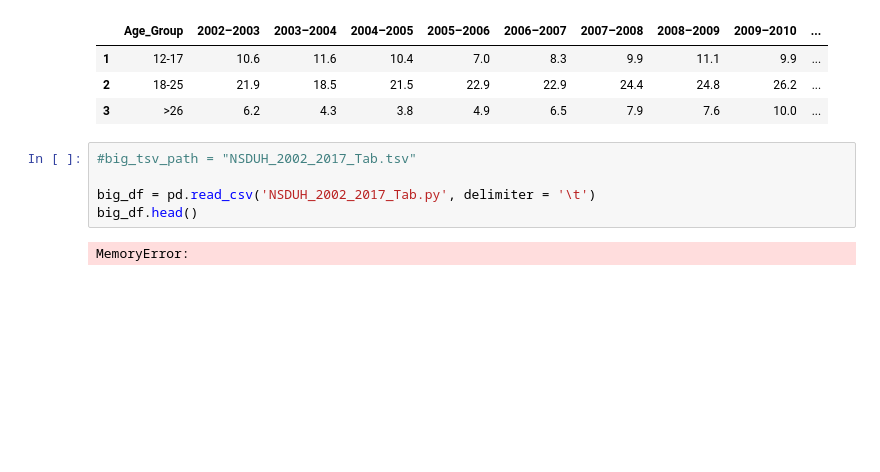
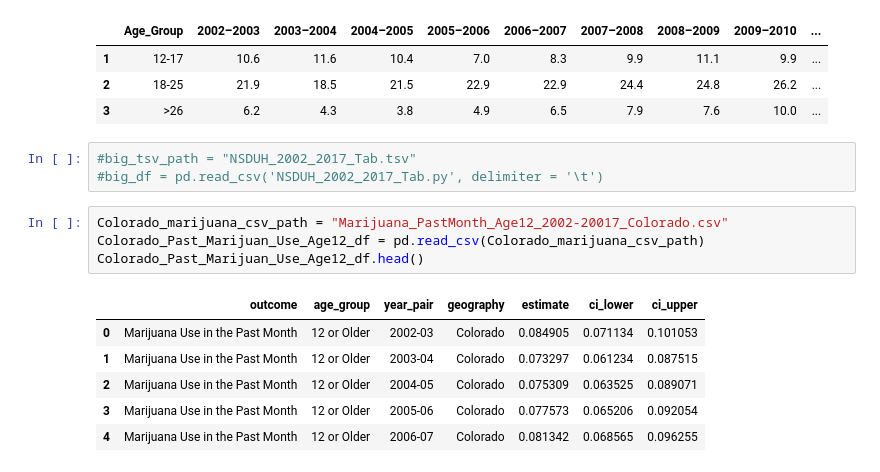
Before and after one commit to zdsteele/Project_1, a Jupyter notebook: Drug_Data_Years/Zachs_Jupyter_Notebook.ipynb, the cells around one changed output. Drawn from its saved outputs; the diff is of its cells as text; blank space fills up the shorter version.

```diff
--- a/Drug_Data_Years/Zachs_Jupyter_Notebook.ipynb
+++ b/Drug_Data_Years/Zachs_Jupyter_Notebook.ipynb
@@ -18,8 +21,15 @@ renamed_df.dropna()
 | 3 | >26 | 6.2 | 4.3 | 3.8 | 4.9 | 6.5 | 7.9 | 7.6 | 10.0 | ... |
 # %%
 #big_tsv_path = "NSDUH_2002_2017_Tab.tsv"
-
-big_df = pd.read_csv('NSDUH_2002_2017_Tab.py', delimiter = '\t')
-big_df.head()
+#big_df = pd.read_csv('NSDUH_2002_2017_Tab.py', delimiter = '\t')
-# %% [output]
-MemoryError:
+# %%
+Colorado_marijuana_csv_path = "Marijuana_PastMonth_Age12_2002-20017_Colorado.csv"
+Colorado_Past_Marijuan_Use_Age12_df = pd.read_csv(Colorado_marijuana_csv_path)
+Colorado_Past_Marijuan_Use_Age12_df.head()
+# %% [output]
+|  | outcome | age_group | year_pair | geography | estimate | ci_lower | ci_upper |
+| 0 | Marijuana Use in the Past Month | 12 or Older | 2002-03 | Colorado | 0.084905 | 0.071134 | 0.101053 |
+| 1 | Marijuana Use in the Past Month | 12 or Older | 2003-04 | Colorado | 0.073297 | 0.061234 | 0.087515 |
+| 2 | Marijuana Use in the Past Month | 12 or Older | 2004-05 | Colorado | 0.075309 | 0.063525 | 0.089071 |
+| 3 | Marijuana Use in the Past Month | 12 or Older | 2005-06 | Colorado | 0.077573 | 0.065206 | 0.092054 |
+| 4 | Marijuana Use in the Past Month | 12 or Older | 2006-07 | Colorado | 0.081342 | 0.068565 | 0.096255 |
```
Also changed, not shown: parts of 8 cells of this notebook.
